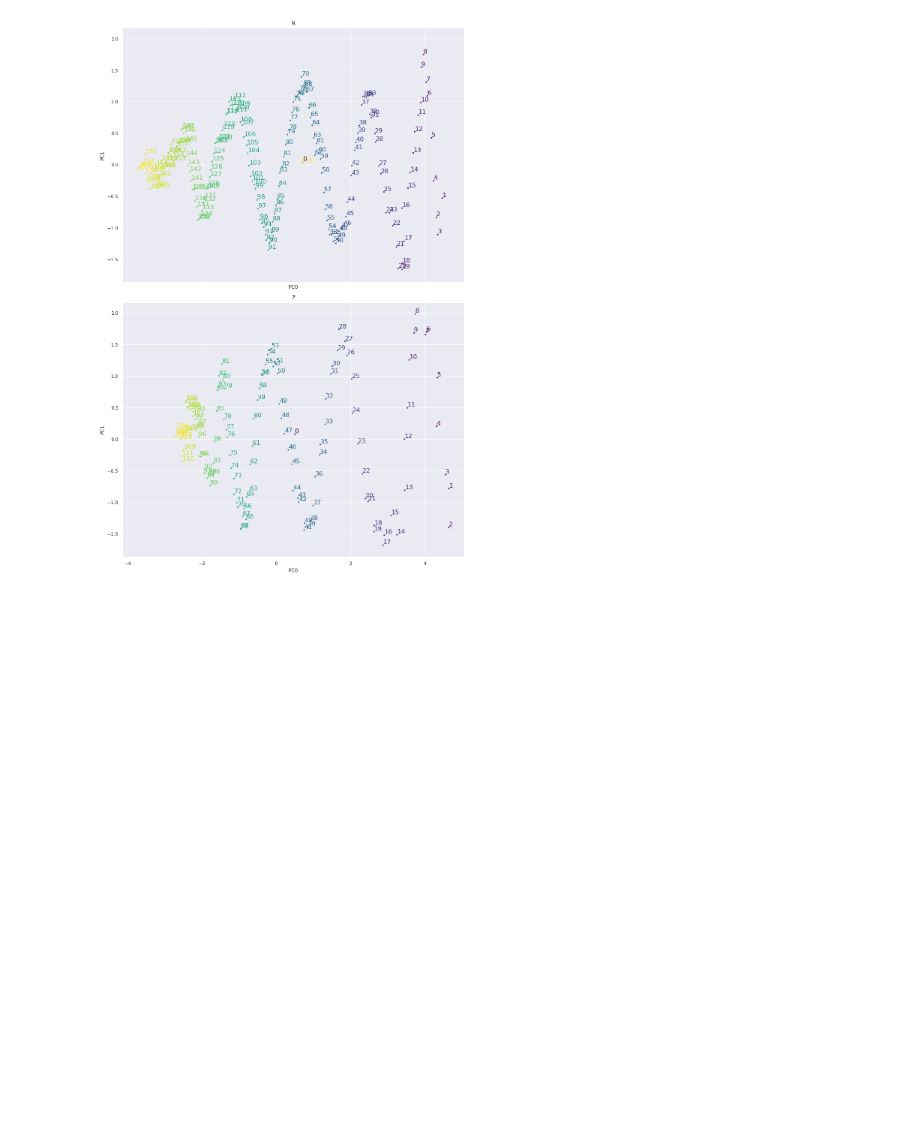
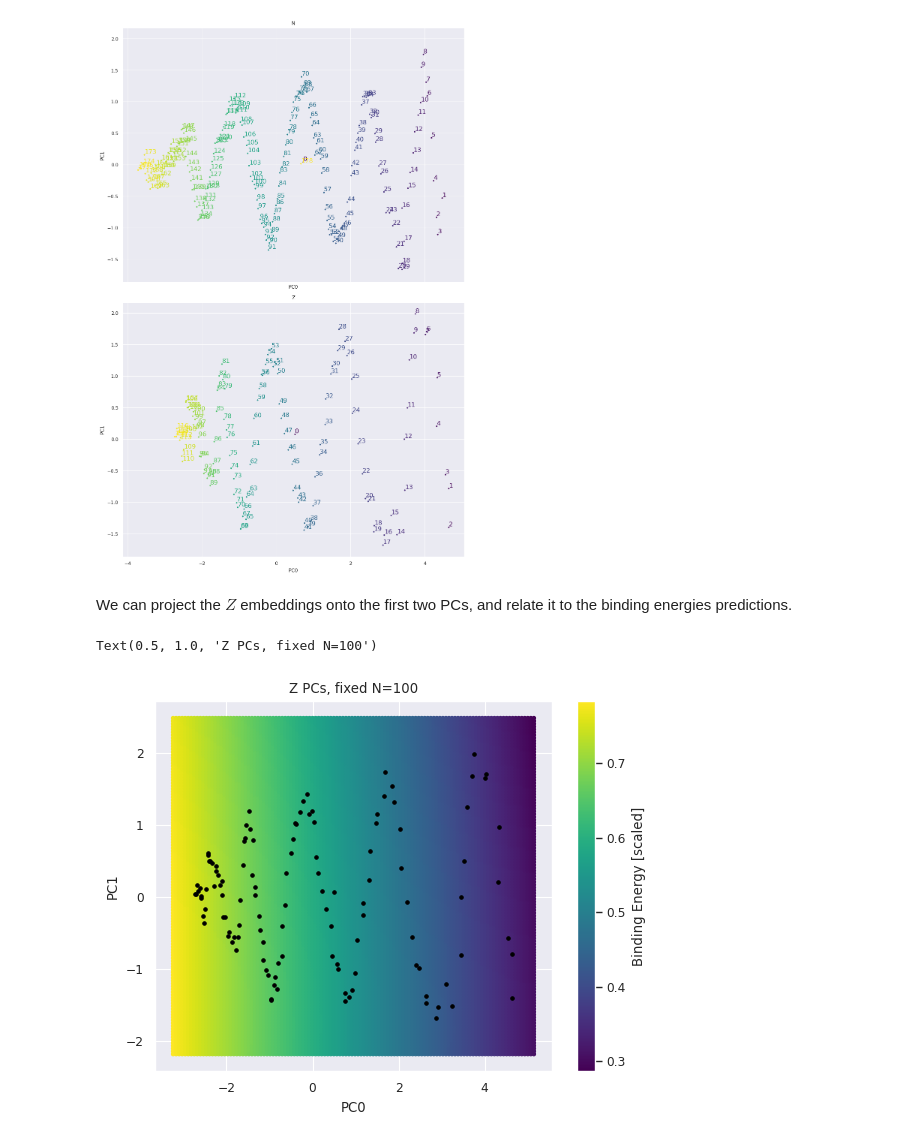
Before and after one commit to samuelperezdi/nuclr-icml, a Jupyter notebook: icml.ipynb, the cells around one changed output. Cells and saved outputs as stored; diff of their text form; code cells hidden in the pictures; blank space fills up the shorter version.

Commit message:
embeddings overlay binding

```diff
--- a/icml.ipynb
+++ b/icml.ipynb
@@ -125,3 +125,43 @@ plot_ax0(Z_emb, Z, ax[1], title="Z")
 fig.tight_layout()
 # %% [output]
 [figure]
+# %% [markdown]
+We can project the $Z$ embeddings onto the first two PCs, and relate it to the binding energies predictions.
+# %%
+# project embeddings to the first two PCs
+grid_size = 120
+emb = model.emb[0].detach().cpu().numpy()
+pca = PCA(n_components=2)
+emb_ = pca.fit_transform(emb)
+emb = torch.from_numpy(pca.inverse_transform(emb_))
+
+# define grid boundaries and create a mesh grid for visualization
+idx_0, idx_1 =  0, 1
+x_min, x_max = emb_[:, 0].min() - .5, emb_[:, 0].max() + .5
+y_min, y_max = emb_[:, 1].min() - .5, emb_[:, 1].max() + .5
+grid = np.meshgrid(np.linspace(x_min, x_max, grid_size), np.linspace(y_min, y_max, grid_size))
+grid = np.stack(grid, axis=-1).reshape(-1, 2)
+
+# generate the input of the form [[0, N, 0], [1, N, 0], [2, N, 0], ...]
+emb_grid = torch.from_numpy(pca.inverse_transform(grid)).float()
+x = torch.zeros(len(emb_grid), 3, dtype=torch.long)
+x[:, 1] = (N:=100) # fixed N
+x[:, 0] = torch.arange(len(emb_grid))
+
+# embed input and get the output
+x = model.embed_input(x, [emb_grid, model.emb[1], model.emb[2]])
+x = model.readout(model.nonlinear(x))
+
+# scatter plot of the output
+fig, ax = plt.subplots()
+# create color bar object with vmin and vmax
+sm = mpl.cm.ScalarMappable(cmap=cmap)
+c = sm.to_rgba(x[:, 0].detach().cpu().numpy())
+sc = ax.scatter(grid[:, 0], grid[:, 1], c=c, s=6)
+plt.colorbar(sm, label="Binding Energy [scaled]", ax=ax)
+plt.scatter(emb_[:, 0], emb_[:, 1], c='k', s=6)
+plt.xlabel("PC0"); plt.ylabel("PC1")
+plt.title(f"Z PCs, fixed N={N}")
+# %% [output]
+Text(0.5, 1.0, 'Z PCs, fixed N=100')
+[figure, added]
```
Also changed, not shown: parts of 1 cell of this notebook.
